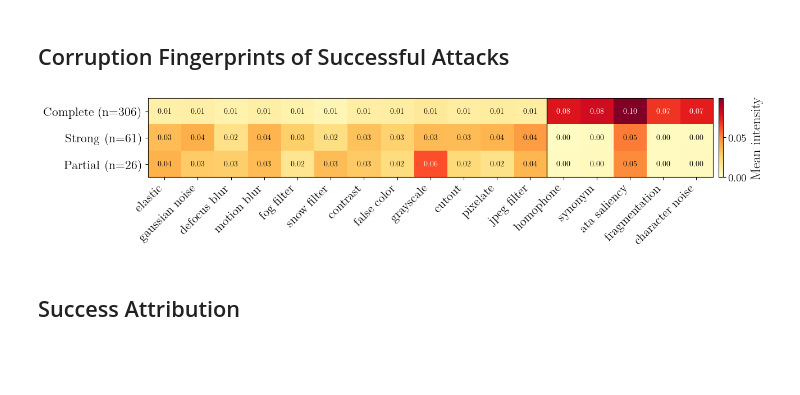
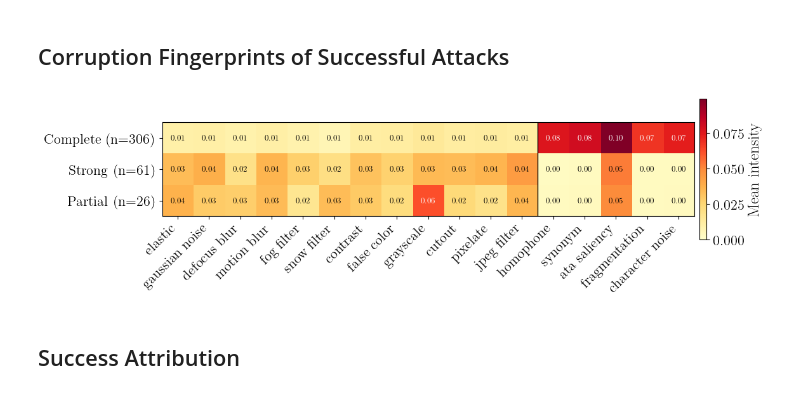
Before and after one commit to oliverweissl/multimodal-corruptions, a Jupyter notebook: analysis/RQ4_Correlation.ipynb, the cells around one changed output. Drawn from its saved outputs; the diff is of its cells as text; code cells hidden in the pictures; blank space fills up the shorter version.

```diff
--- a/analysis/RQ4_Correlation.ipynb
+++ b/analysis/RQ4_Correlation.ipynb
@@ -16,9 +16,14 @@ setup_matplotlib()
 df_all = load_all_results(include_baseline_fail=True)
 df     = success_only(df_all)
 
-# Models with enough successes for meaningful analysis
 MODELS = [m for m in sorted(df.model.unique())
           if (df.model == m).sum() >= 30]
+
+MODEL_LABEL = {
+    'qwen':   'Qwen3-VL',
+    'kimi':   'Kimi-VL',
+    'intern': 'InternVL-3.5',
+}
 
 SCENE_LABEL = {
     'single/solo':  'SC-SI',
@@ -26,3 +31,8 @@ SCENE_LABEL = {
     'multi':        'MC',
 }
 SCENES = ['single/solo', 'single/multi', 'multi']
+
+def mlabel(m):
+    return MODEL_LABEL.get(m, tex(m))
+
+print('Models:', [mlabel(m) for m in MODELS])
@@ -122,39 +156,40 @@ plt.show()
 # %%
 sub = df[df['genome_mode'] == 'multi'].copy()
 sub['outcome'] = pd.cut(sub['final_iou'],
                          bins=[-0.001, 0.001, 0.25, 1.0],
                          labels=['Complete', 'Strong', 'Partial'])
 
 xlabels = [tex(c.removeprefix('img_').removeprefix('txt_')) for c in ALL_CORRUPT_COLS]
 outcomes = ['Complete', 'Strong', 'Partial']
+nr, nc   = len(outcomes), len(ALL_CORRUPT_COLS)
 
 matrix = np.array([
     [sub[sub['outcome'] == o][c].mean() for c in ALL_CORRUPT_COLS]
     for o in outcomes
 ])
 counts = {o: (sub['outcome'] == o).sum() for o in outcomes}
 
-fig, ax = plt.subplots(figsize=(13, 2.8))
-im = ax.imshow(matrix, cmap='YlOrRd', aspect='auto',
+cell_px = 0.55           # size of one square cell in inches
+fig, ax = plt.subplots(figsize=(nc * cell_px + 2.0, nr * cell_px + 1.5))
+im = ax.imshow(matrix, cmap='YlOrRd', aspect='equal',
                vmin=0, vmax=matrix.max())
-ax.set_xticks(range(len(xlabels)))
+ax.set_xticks(range(nc))
 ax.set_xticklabels(xlabels, rotation=45, ha='right')
-ax.set_yticks(range(len(outcomes)))
+ax.set_yticks(range(nr))
 ax.set_yticklabels([f'{o}  (n={counts[o]})' for o in outcomes])
 ax.axvline(len(IMG_COLS) - 0.5, color='black', lw=1)
-for i in range(len(outcomes)):
-    for j in range(len(ALL_CORRUPT_COLS)):
+for i in range(nr):
+    for j in range(nc):
         v = matrix[i, j]
         ax.text(j, i, f'{v:.2f}', ha='center', va='center',
-                fontsize=10, color='k' if v < matrix.max() * 0.6 else 'w')
+                fontsize=9, color='k' if v < matrix.max() * 0.6 else 'w')
 cbar = plt.colorbar(im, ax=ax, fraction=0.02, pad=0.01)
 cbar.set_label('Mean intensity')
-cbar.ax.tick_params(labelsize=14)
 plt.tight_layout(pad=0.3)
 plt.savefig('figures/rq4_corruption_fingerprints.pdf', dpi=150, bbox_inches='tight')
 plt.show()
 # %% [output]
-[figure, old version]
+[figure, new version]
 # %% [markdown]
 ## Success Attribution
 # %%
```
Also changed, not shown: parts of 4 cells of this notebook, 8 other files.
